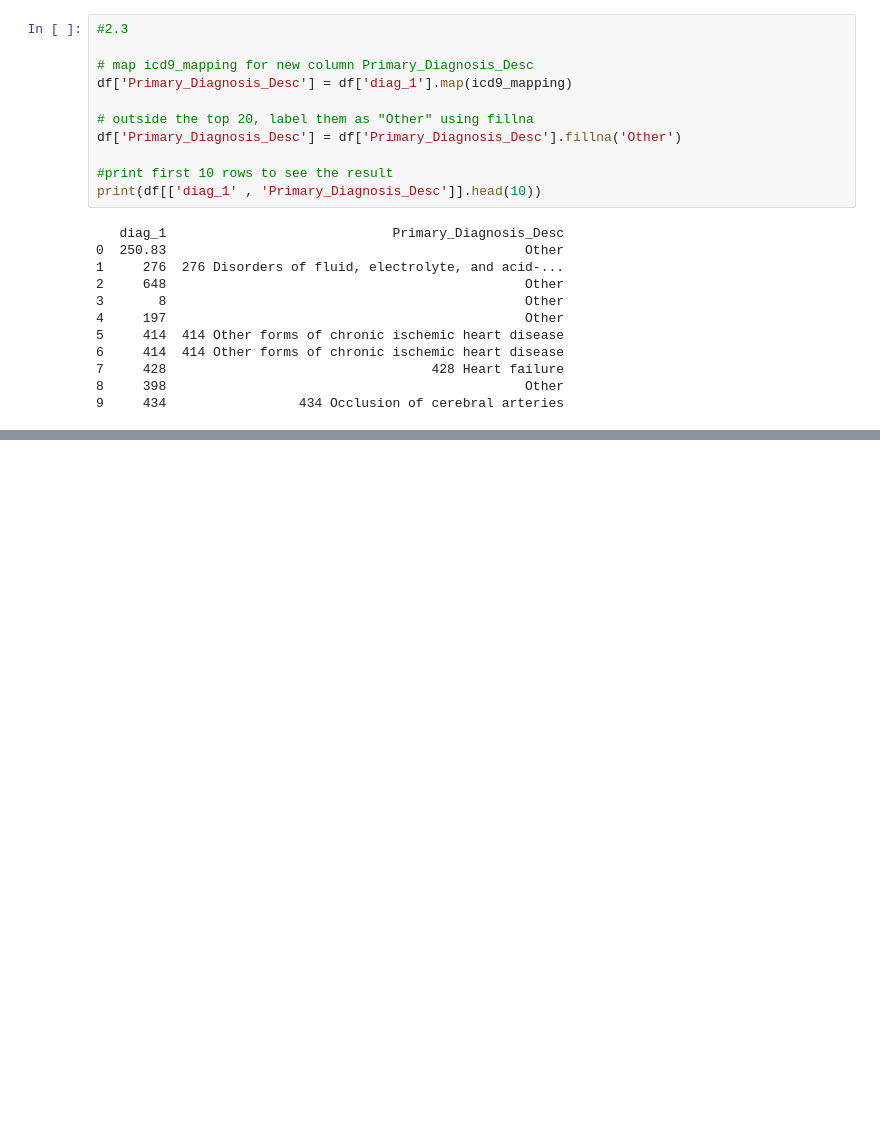
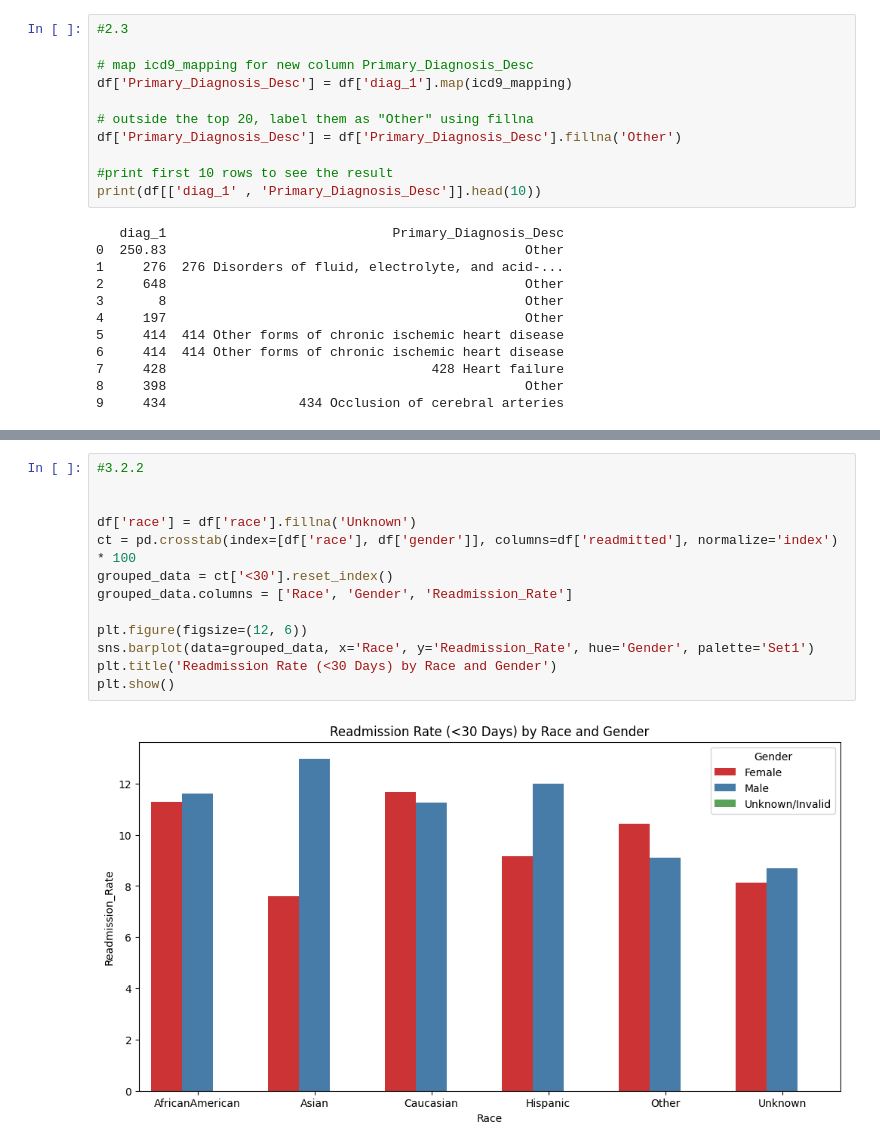
Before and after one commit to Dineth0/Python-Group-Project, a Jupyter notebook: main.ipynb, the cells around one changed output, grey strips where cells are left out. Drawn from its saved outputs; the diff is of its cells as text; blank space fills up the shorter version.

```diff
--- a/main.ipynb
+++ b/main.ipynb
@@ -241,0 +290,15 @@ print(df[['diag_1' , 'Primary_Diagnosis_Desc']].head(10))
+# %%
+#3.2.2
+
+
+df['race'] = df['race'].fillna('Unknown')
+ct = pd.crosstab(index=[df['race'], df['gender']], columns=df['readmitted'], normalize='index') * 100
+grouped_data = ct['<30'].reset_index()
+grouped_data.columns = ['Race', 'Gender', 'Readmission_Rate']
+
+plt.figure(figsize=(12, 6))
+sns.barplot(data=grouped_data, x='Race', y='Readmission_Rate', hue='Gender', palette='Set1')
+plt.title('Readmission Rate (<30 Days) by Race and Gender')
+plt.show()
+# %% [output]
+[figure, added]
```
Also changed, not shown: parts of 13 cells of this notebook.
